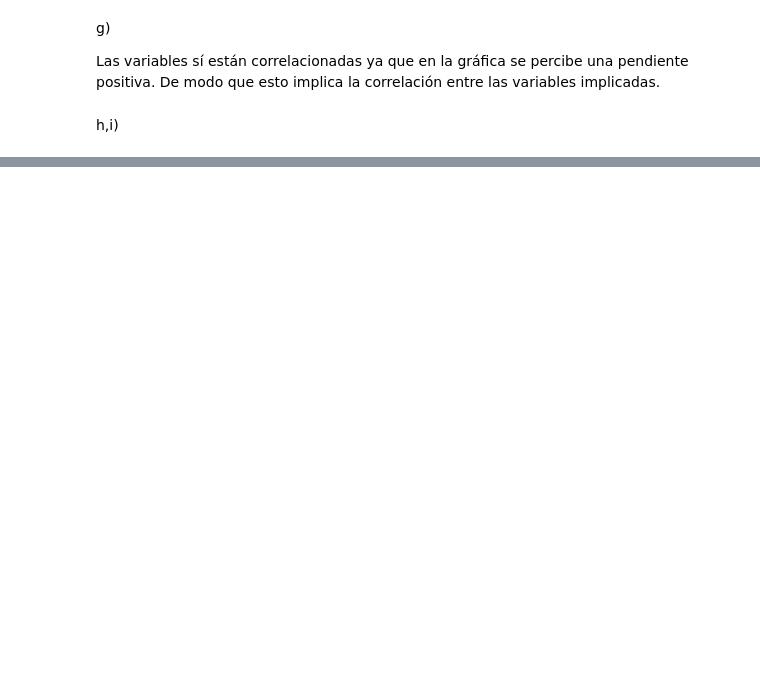
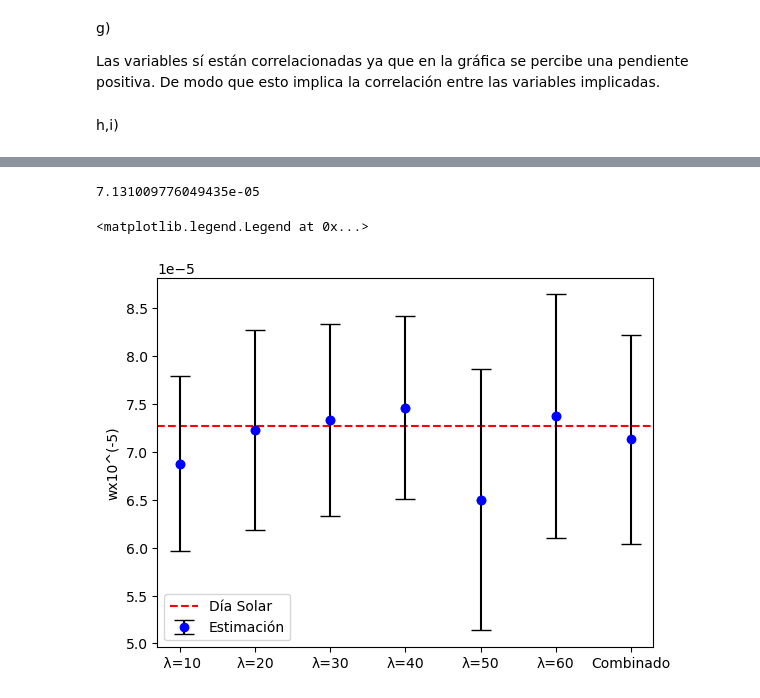
Before and after one commit to lsperezm/Metodos1-LauraPerez-SofiaLizarazo, a Jupyter notebook: Parcial4/Parcial4-LauraSofiaPerez-BrendaSofiaLizarazo.ipynb, the cells around one changed output, grey strips where cells are left out. Cells and saved outputs as stored; diff of their text form; code cells hidden in the pictures; blank space fills up the shorter version.

```diff
--- a/Parcial4/Parcial4-LauraSofiaPerez-BrendaSofiaLizarazo.ipynb
+++ b/Parcial4/Parcial4-LauraSofiaPerez-BrendaSofiaLizarazo.ipynb
@@ -205,13 +199,0 @@ N=300
-# %%
-def Optimizar(lamb,y,h,sigmay):
-    Gravedad=np.zeros(300)
-    Omega=np.zeros(300)
-
-    for i in range(N):
-        g_i= 9.81+np.random.normal(loc=0,scale=1)
-        y_n=y_arr+np.random.normal(loc=0,scale=sigmay_arr[0],size=len(y_arr))
-        Gravedad[i]=g_i
-        optim = spo.minimize( nll, p0, args=(h,y_n,sigmay,lamb,g_i),options={'disp':True} )
-        Omega[i]=optim.x
-
-    return Omega,Gravedad
@@ -218,2 +205,15 @@ def Optimizar(lamb,y,h,sigmay):
+# %%
+def Optimizar(lamb,y,h,sigmay):
+    Gravedad=np.zeros(300)
+    Omega=np.zeros(300)
+
+    for i in range(N):
+        g_i= 9.81+np.random.normal(loc=0,scale=1)
+        y_n=y+np.random.normal(loc=0,scale=sigmay[0],size=len(y))
+        Gravedad[i]=g_i
+        optim = spo.minimize( nll, p0, args=(h,y_n,sigmay,lamb,g_i),options={'disp':True} )
+        Omega[i]=optim.x
+
+    return Omega,Gravedad
 # %% [markdown]
 f)
@@ -365,0 +299,5 @@ plt.legend()
+# %%
+Combinado=np.mean(omegas)
+Combinado
+# %% [output]
+7.131009776049435e-05
@@ -365,0 +309,14 @@ plt.legend()
+# %%
+plt.scatter(latis,omegas)
+plt.axhline(7.27e-5, linestyle = 'dashed', color = 'r', label="Día Solar")
+
+for i in range(len(omegas)):
+    ax = plt.errorbar(latis[i], omegas[i], yerr = errores_new[i], fmt="ob", capsize=7, ecolor="k")
+
+plt.errorbar(70, Combinado, linestyle="None", yerr = np.sum(errores_new)/len(errores_new), fmt="ob", capsize=7, ecolor="k", label = "Estimación")
+plt.xticks(latis + [70],[" λ=10", "λ=20", "λ=30", "λ=40", "λ=50", "λ=60", "Combinado"])
+plt.ylabel('wx10^(-5)')
+plt.legend()
+# %% [output]
+<matplotlib.legend.Legend at 0x...>
+[figure, added]
```
Also changed, not shown: parts of 22 cells of this notebook.
